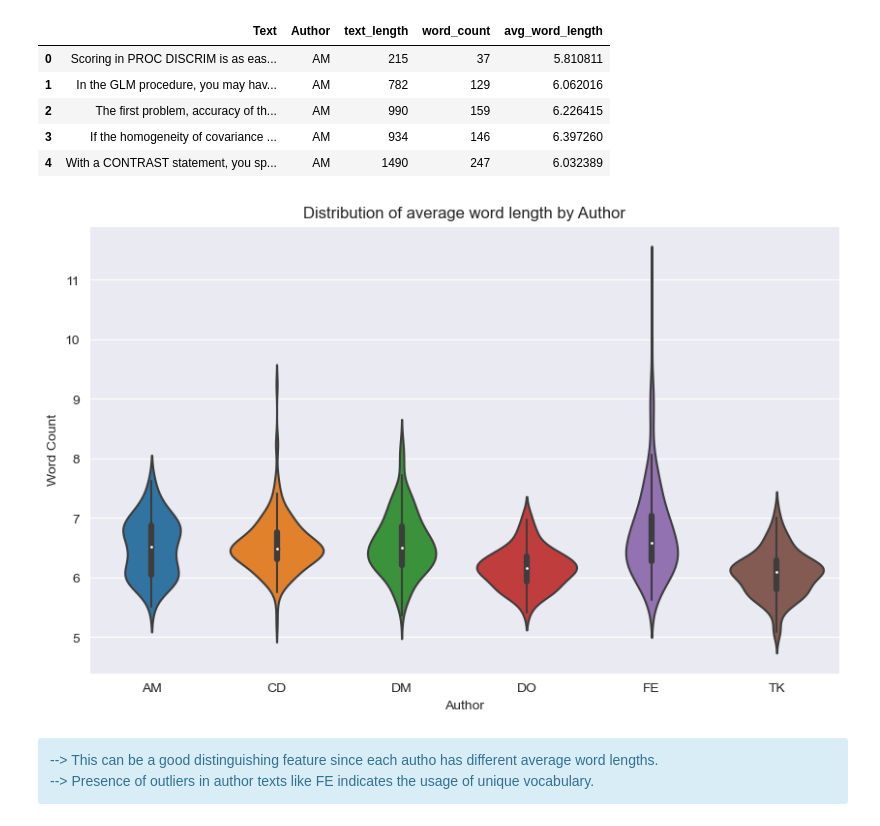
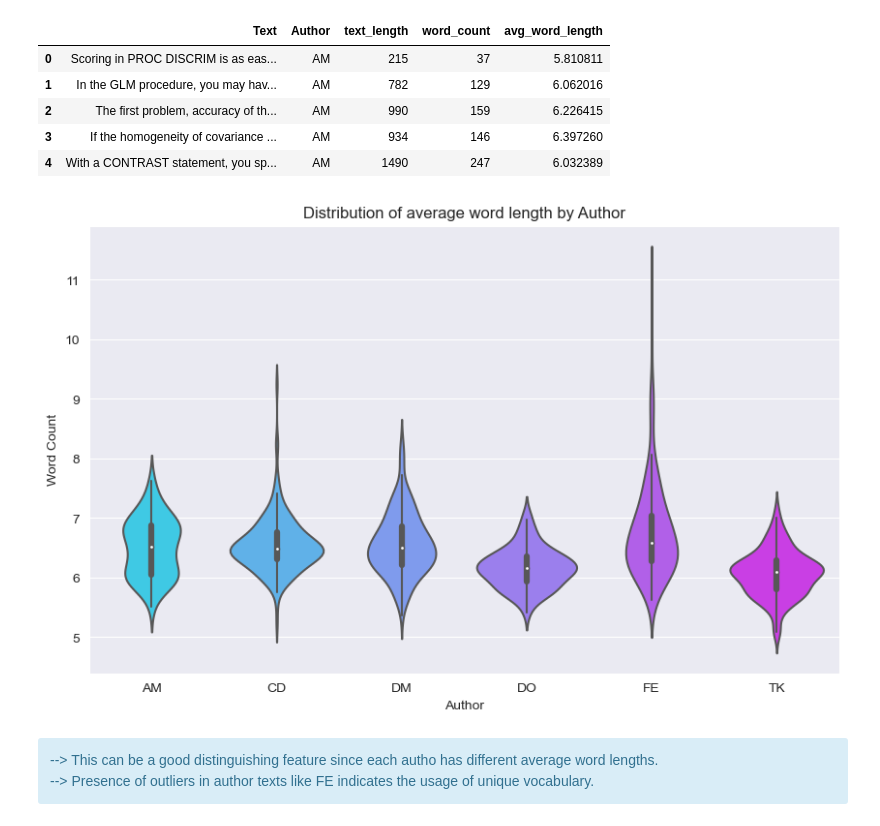
Before and after one commit to gangula-karthik/NLP-Assignment, a Jupyter notebook: IT2312_223715Y_PART1_v2.ipynb, the cells around one changed output. Cells and saved outputs as stored; diff of their text form; code cells hidden in the pictures.

```diff
--- a/IT2312_223715Y_PART1_v2.ipynb
+++ b/IT2312_223715Y_PART1_v2.ipynb
@@ -158,11 +157,11 @@ df_train.head()
 | 4 | With a CONTRAST statement, you sp... | AM | 1490 | 247 | 6.032389 |
 # %%
 plt.figure(figsize=(10, 6))
-ax = sns.violinplot(data=df_train, x="Author", y="avg_word_length", element="poly");
+ax = sns.violinplot(data=df_train, x="Author", y="avg_word_length", element="poly", palette=palette);
 ax.set_title('Distribution of average word length by Author');
 ax.set_ylabel('Word Count');
 # %% [output]
-[figure, old version]
+[figure, new version]
 # %% [markdown]
 <div class="alert alert-info" role="alert">
     --> This can be a good distinguishing feature since each autho has different average word lengths.<br>
```
Also changed, not shown: parts of 22 cells of this notebook, 1 other file.
